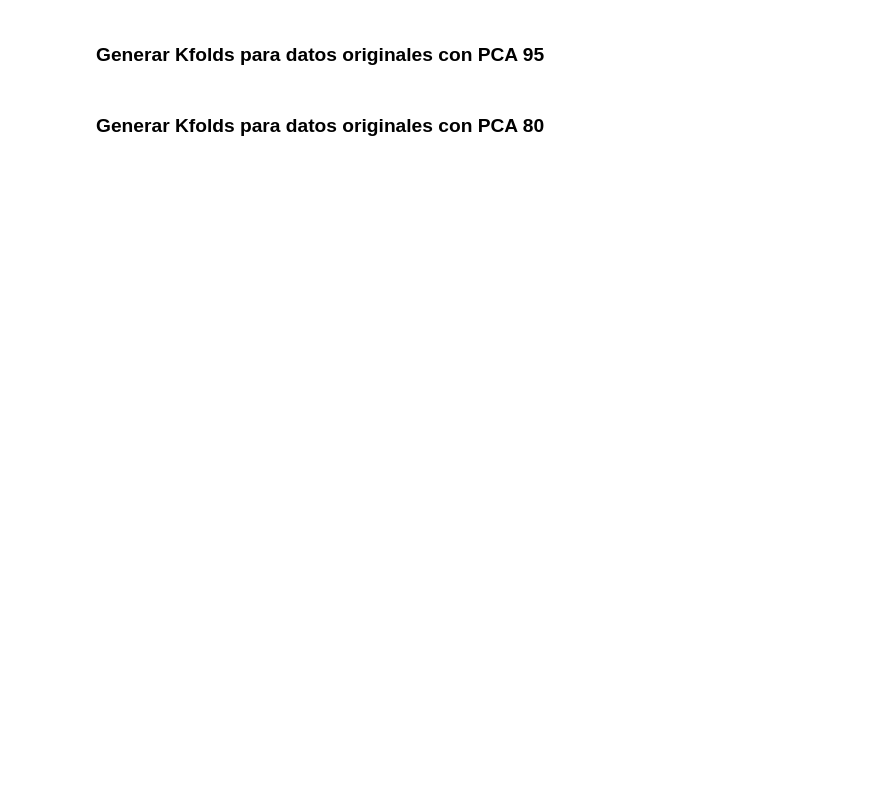
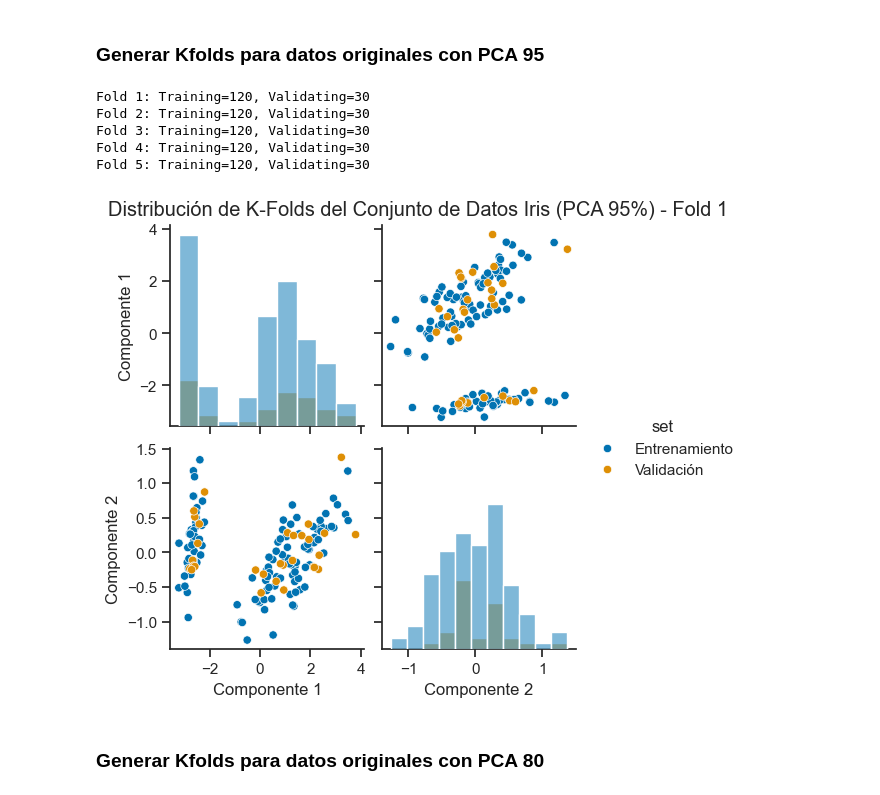
Before and after one commit to alraro/Practicas-Aprendizaje-Automatico, a Jupyter notebook: src/Practica2/setup.ipynb, the cells around one changed output. Drawn from its saved outputs; the diff is of its cells as text; code cells hidden in the pictures; blank space fills up the shorter version.

```diff
--- a/src/Practica2/setup.ipynb
+++ b/src/Practica2/setup.ipynb
@@ -328,4 +368,33 @@ def get_kfolds(k: int, df: pd.DataFrame, dir: str, subdir: str, suffix: str):
 # %% [markdown]
 ### Generar Kfolds para datos originales con PCA 95
+# %%
+get_kfolds(
+    k=5,
+    df=conjunto_de_datos_originalPCA95,
+    dir="./kfolds_data",
+    subdir="conj_originalPCA95",
+    suffix="_ORIGINAL_PCA)%"
+)
+
+train_path_pca95 = "./kfolds_data/conj_originalPCA95/training1_ORIGINAL_PCA)%.csv"
+validating_path_pca95 = "./kfolds_data/conj_originalPCA95/validating1_ORIGINAL_PCA)%.csv"
+
+df_train_pca95 = pd.read_csv(train_path_pca95)
+df_test_pca95 = pd.read_csv(validating_path_pca95)
+
+create_pairplot_KFolds(
+    df_train=df_train_pca95,
+    df_test=df_test_pca95,
+    hue_col="species",
+    fold_num=1,
+    title="Distribución de K-Folds del Conjunto de Datos Iris (PCA 95%)"
+)
+# %% [output]
+Fold 1: Training=120, Validating=30
+Fold 2: Training=120, Validating=30
+Fold 3: Training=120, Validating=30
+Fold 4: Training=120, Validating=30
+Fold 5: Training=120, Validating=30
+[figure, added]
 # %% [markdown]
 ### Generar Kfolds para datos originales con PCA 80
```
Also changed, not shown: parts of 9 cells of this notebook.
